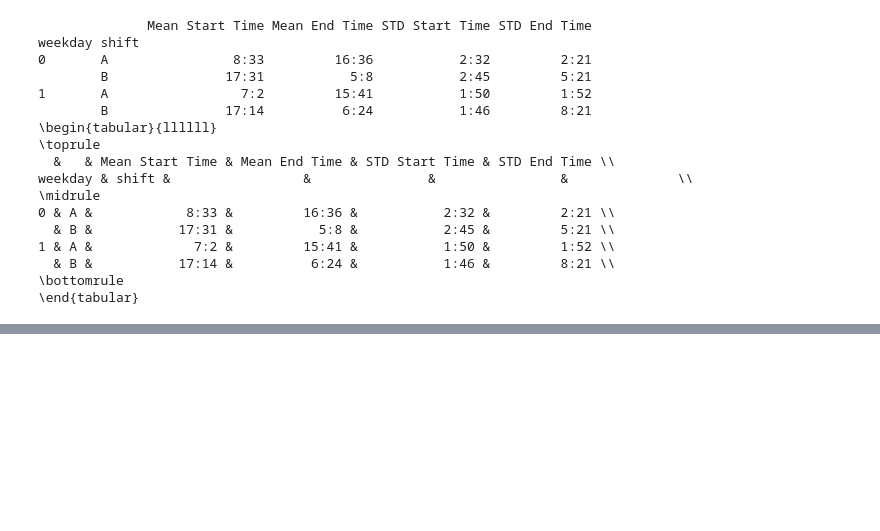
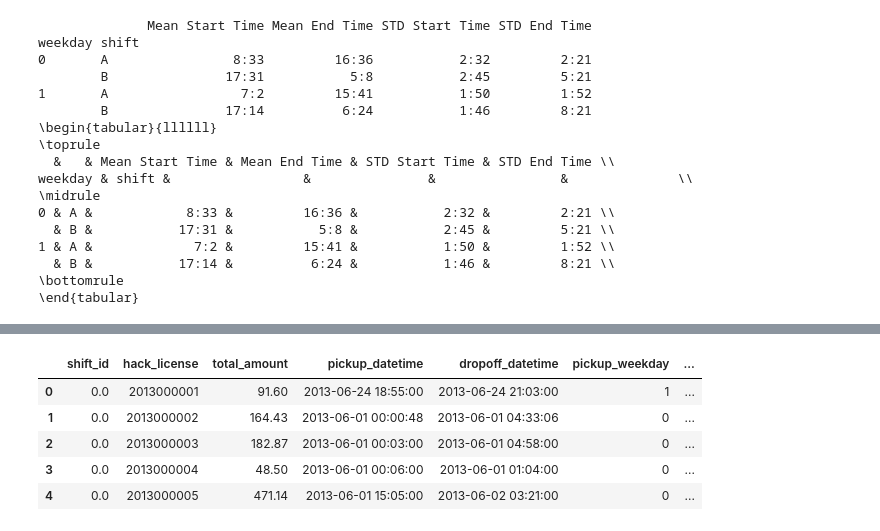
Before and after one commit to skyetim/didi-vehicle-repositioning-strategy, a Jupyter notebook: notebooks/EDA_activetime_dist.ipynb, the cells around one changed output, grey strips where cells are left out. Cells and saved outputs as stored; diff of their text form; code cells hidden in the pictures; blank space fills up the shorter version.

```diff
--- a/notebooks/EDA_activetime_dist.ipynb
+++ b/notebooks/EDA_activetime_dist.ipynb
@@ -1250,0 +1279,46 @@ weekday & shift &                 &               &                &
+# %%
+def get_shift(time, weekday=True, pickup=True):
+    if weekday:
+        if pickup:
+            if (time > datetime.time(23, 30)) | (time <= datetime.time(11, 30)):
+                return 'A'
+            else:
+                return 'B'
+        else:
+            if (time > datetime.time(8, 30)) & (time <= datetime.time(20, 30)):
+                return 'A'
+            else:
+                return 'B'
+    else: ## weekend
+        if pickup:
+            if (time > datetime.time(2, 0)) & (time <= datetime.time(14, 0)):
+                return 'A'
+            else:
+                return 'B'
+        else:
+            if (time > datetime.time(10, 0)) & (time <= datetime.time(22, 0)):
+                return 'A'
+            else:
+                return 'B'
+        return None
+# %%
+shifts_income.loc[:,'PU_time'] = shifts_income['pickup_datetime'].apply(lambda x: x.time())
+shifts_income.loc[:,'DO_time'] = shifts_income['dropoff_datetime'].apply(lambda x: x.time())
+shifts_income.loc[(shifts_income['pickup_weekday']==1), '_PU_shift'] = shifts_income.PU_time\
+                                .apply(lambda x: get_shift(x, weekday=True, pickup=True))
+shifts_income.loc[(shifts_income['dropoff_weekday']==1), '_DO_shift'] = shifts_income.DO_time\
+                                .apply(lambda x: get_shift(x, weekday=True, pickup=False))
+
+## determine shift for weekends
+shifts_income.loc[(shifts_income['pickup_weekday']==0) , '_PU_shift'] = shifts_income.PU_time\
+                                .apply(lambda x: get_shift(x, weekday=False, pickup=True))
+shifts_income.loc[(shifts_income['dropoff_weekday']==0), '_DO_shift'] = shifts_income.DO_time\
+                                .apply(lambda x: get_shift(x, weekday=False, pickup=False))
+shifts_income.head()
+# %% [output]
+|  | shift_id | hack_license | total_amount | pickup_datetime | dropoff_datetime | pickup_weekday | ... |
+| 0 | 0.0 | 2013000001 | 91.60 | 2013-06-24 18:55:00 | 2013-06-24 21:03:00 | 1 | ... |
+| 1 | 0.0 | 2013000002 | 164.43 | 2013-06-01 00:00:48 | 2013-06-01 04:33:06 | 0 | ... |
+| 2 | 0.0 | 2013000003 | 182.87 | 2013-06-01 00:03:00 | 2013-06-01 04:58:00 | 0 | ... |
+| 3 | 0.0 | 2013000004 | 48.50 | 2013-06-01 00:06:00 | 2013-06-01 01:04:00 | 0 | ... |
+| 4 | 0.0 | 2013000005 | 471.14 | 2013-06-01 15:05:00 | 2013-06-02 03:21:00 | 0 | ... |
```
Also changed, not shown: parts of 11 cells of this notebook.
